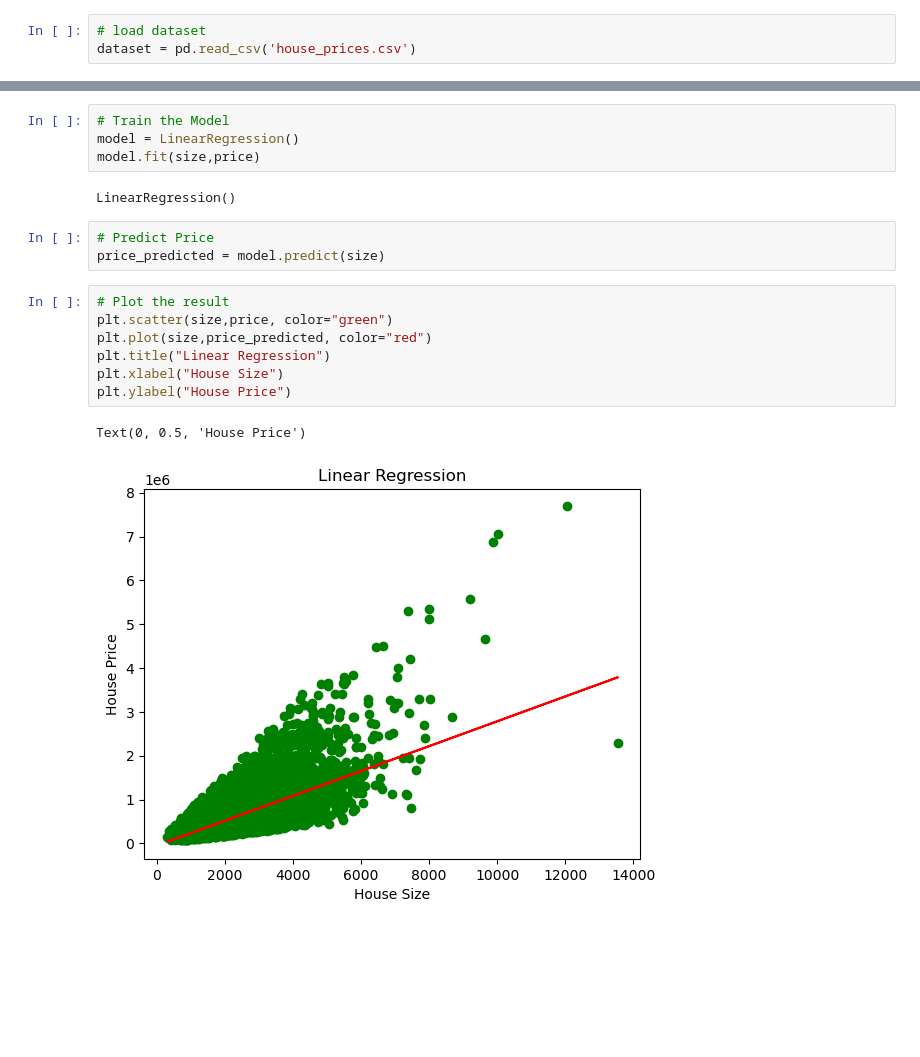
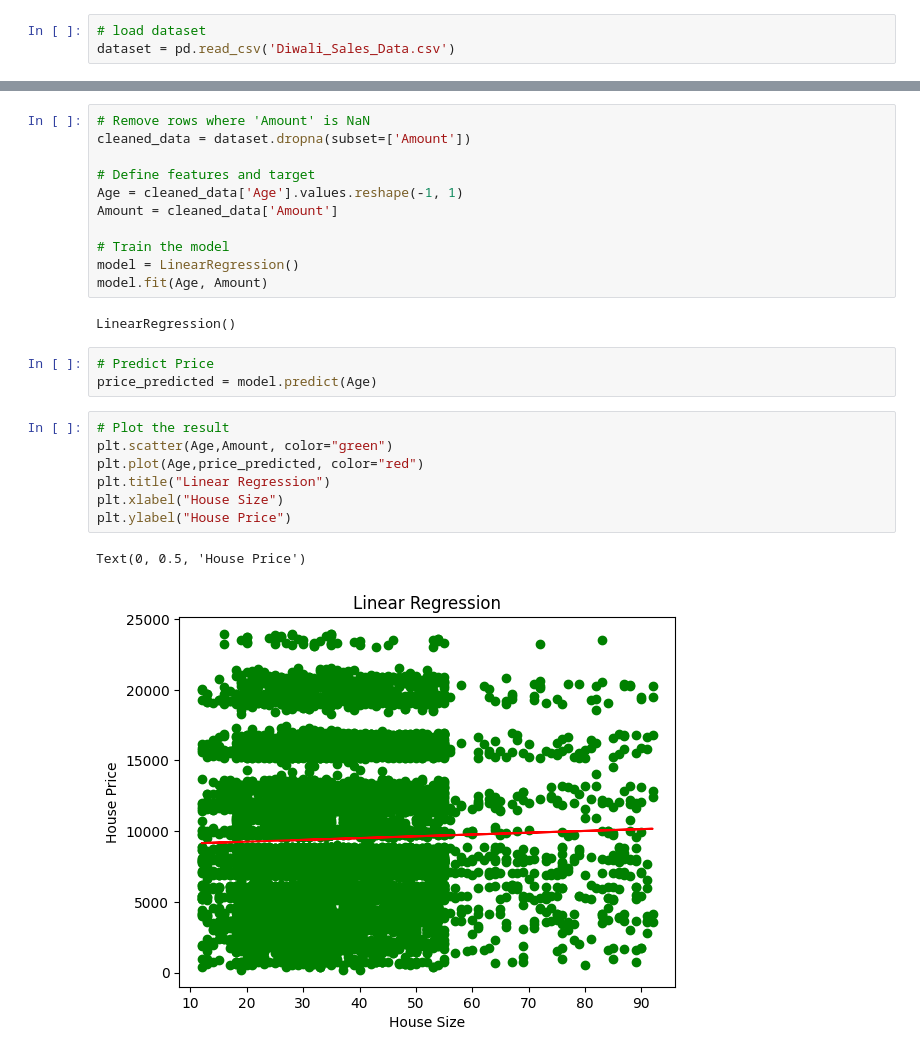
Before and after one commit to ady-31/Workshope, a Jupyter notebook: Linear Regression.ipynb, the cells around one changed output, grey strips where cells are left out. Drawn from its saved outputs; the diff is of its cells as text; blank space fills up the shorter version.

Commit message:
Updated code and dataset

```diff
--- a/Linear Regression.ipynb
+++ b/Linear Regression.ipynb
@@ -10,6 +10,6 @@ from sklearn.metrics import mean_squared_error
 import math
 # %%
 # load dataset
-dataset = pd.read_csv('house_prices.csv')
+dataset = pd.read_csv('Diwali_Sales_Data.csv')
 # %%
 # Single Feature Variable - Size of the Houses
@@ -26,19 +26,26 @@ price = np.array(price_data).reshape(-1,1)
 # %%
-# Train the Model
+# Remove rows where 'Amount' is NaN
+cleaned_data = dataset.dropna(subset=['Amount'])
+
+# Define features and target
+Age = cleaned_data['Age'].values.reshape(-1, 1)
+Amount = cleaned_data['Amount']
+
+# Train the model
 model = LinearRegression()
-model.fit(size,price)
+model.fit(Age, Amount)
 # %% [output]
 LinearRegression()
 # %%
 # Predict Price
-price_predicted = model.predict(size)
+price_predicted = model.predict(Age)
 # %%
 # Plot the result
-plt.scatter(size,price, color="green")
-plt.plot(size,price_predicted, color="red")
+plt.scatter(Age,Amount, color="green")
+plt.plot(Age,price_predicted, color="red")
 plt.title("Linear Regression")
 plt.xlabel("House Size")
 plt.ylabel("House Price")
 # %% [output]
 Text(0, 0.5, 'House Price')
-[figure, old version]
+[figure, new version]
```
Also changed, not shown: parts of 4 cells of this notebook, 1 other file.
